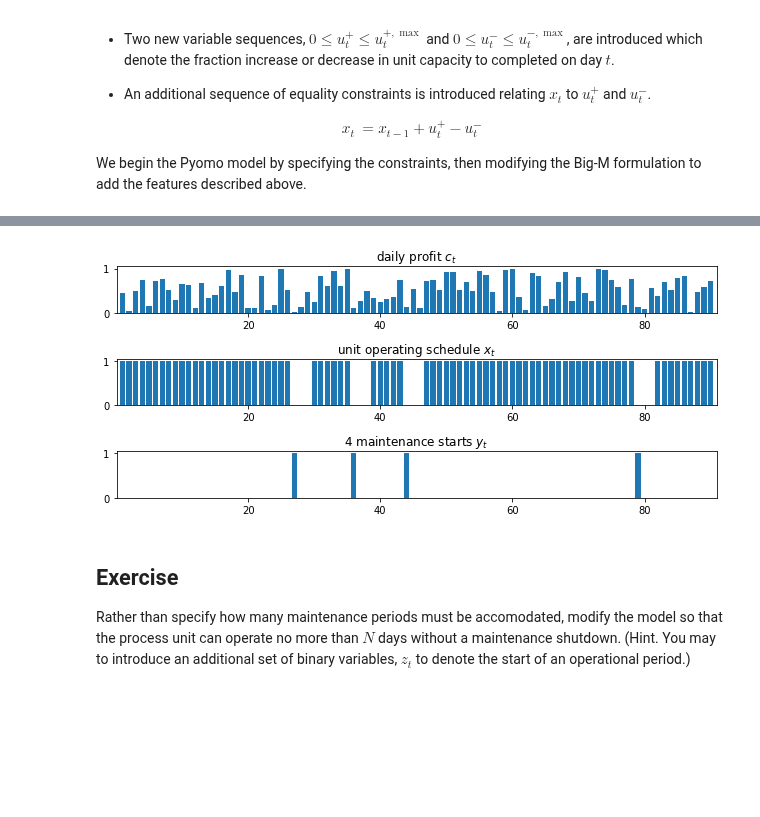
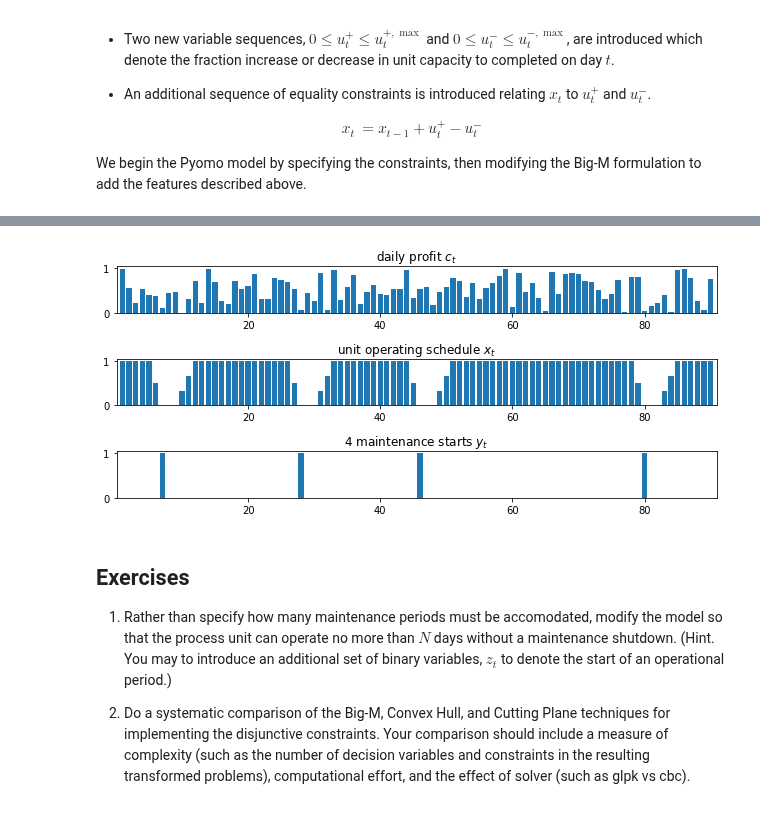
Before and after one commit to jckantor/ND-Pyomo-Cookbook, a Jupyter notebook: notebooks/04.03-Maintenance-Planning.ipynb, the cells around one changed output, grey strips where cells are left out. Drawn from its saved outputs; the diff is of its cells as text; code cells hidden in the pictures; blank space fills up the shorter version.

```diff
--- a/notebooks/04.03-Maintenance-Planning.ipynb
+++ b/notebooks/04.03-Maintenance-Planning.ipynb
@@ -73,3 +86,6 @@ If you are running this in Google Colaboratory, execute the following cell to in
+# %%
+import pyomo.environ as pyo
+solver = pyo.SolverFactory('cbc')
 # %% [markdown]
 ### Parameter Values
 # %%
@@ -246,8 +263,8 @@ def maintenance_planning_ramp(c, T, M, P):
     m = pyo.ConcreteModel()
 
     m.T = pyo.RangeSet(1, T)
-    m.Y = pyo.RangeSet(1, T-M+1)
-    m.S = pyo.RangeSet(0, M-1)
+    m.Y = pyo.RangeSet(1, T - M + 1)
+    m.S = pyo.RangeSet(0, M - 1)
 
     m.c = pyo.Param(m.T, initialize = c)
     m.x = pyo.Var(m.T, bounds=(0, 1))
@@ -269,12 +286,14 @@ def maintenance_planning_ramp(c, T, M, P):
     m.sprd = pyo.Constraint(m.Y, rule = lambda m, t: sum(m.y[t+s] for s in m.S) <= 1)
 
     # disjunctive constraints
-    m.bigm = pyo.Constraint(m.Y, m.S, rule = lambda m, t, s: sum(m.x[t+s] for s in m.S) <= M*(1 - m.y[t]))
+    m.disj = gdp.Disjunction(m.Y, rule = lambda m, t: [m.y[t]==0, sum(m.x[t+s] for s in m.S)==0])
+
+    # transformation and soluton
+    pyo.TransformationFactory('gdp.chull').apply_to(m)
 
     return m
 
-
-m = maintenance_planning_gdp(c, T, M, P)
-pyo.SolverFactory('cbc').solve(m)
+m = maintenance_planning_ramp(c, T, M, P)
+solver.solve(m)
 plot_schedule(m)
 # %% [output]
@@ -288,48 +325,55 @@ import pyomo.environ as pyo
 import pyomo.gdp as gdp
 import matplotlib.pyplot as plt
 
-def maintenance_planning_ramp(c, T, M, P):
+def maintenance_planning_ramp_operational(c, T, M, P, N):
     m = pyo.ConcreteModel()
 
     m.T = pyo.RangeSet(1, T)
-    m.Y = pyo.RangeSet(1, T-M+1)
-    m.S = pyo.RangeSet(0, M-1)
-    m.W = pyo.RangeSet(0, M+N-1)
+    m.Y = pyo.RangeSet(1, T - M + 1)
+    m.S = pyo.RangeSet(0, M - 1)
+    m.W = pyo.RangeSet(0, M + N - 1)
 
     m.c = pyo.Param(m.T, initialize = c)
     m.x = pyo.Var(m.T, bounds=(0, 1))
     m.y = pyo.Var(m.T, domain=pyo.Binary)
     m.upos = pyo.Var(m.T, bounds=(0, upos_max))
     m.uneg = pyo.Var(m.T, bounds=(0, uneg_max))
 
     # objective
     m.profit = pyo.Objective(expr = sum(m.c[t]*m.x[t] for t in m.T), sense=pyo.maximize)
 
     # ramp constraint
     m.ramp = pyo.Constraint(m.T, rule = lambda m, t:
          m.x[t] == m.x[t-1] + m.upos[t] - m.uneg[t] if t > 1 else pyo.Constraint.Skip)
 
     # required number P of maintenance starts
     m.sumy = pyo.Constraint(expr = sum(m.y[t] for t in m.Y) == P)
 
     # no more than one maintenance start in the period of length M
-    m.sprd = pyo.Constraint(m.T, rule = lambda m, t: sum(m.y[t+s] for s in m.W and t + s <= T) <= 1)
+    m.sprd = pyo.Constraint(m.Y, rule = lambda m, t: sum(m.y[t+s] for s in m.W if t + s <= T) <= 1)
 
-    # disjunctive constraints
-    m.bigm = pyo.Constraint(m.Y, m.S, rule = lambda m, t, s: sum(m.x[t+s] for s in m.S) <= M*(1 - m.y[t]))
+    # Choose one or the other the following methods. Comment out the method not used.
+
+    # disjunctive constraints, big-M method.
+    m.bigm = pyo.Constraint(m.Y, rule = lambda m, t: sum(m.x[t+s] for s in m.S) <= (M+N)*(1 - m.y[t]))
+
+    # disjunctive constraints, GDP programming method
+    #m.disj = gdp.Disjunction(m.Y, rule = lambda m, t: [m.y[t]==0, sum(m.x[t+s] for s in m.W if t + s <= T)==0])
+    #pyo.TransformationFactory('gdp.chull').apply_to(m)
 
     return m
 
-
-m = maintenance_planning_gdp(c, T, M, P)
-pyo.SolverFactory('cbc').solve(m)
+m = maintenance_planning_ramp_operational(c, T, M, P, N)
+solver.solve(m)
 plot_schedule(m)
 # %% [output]
-[figure, old version]
+[figure, new version]
 # %% [markdown]
-## Exercise
+## Exercises
 
-Rather than specify how many maintenance periods must be accomodated, modify the model so that the process unit can operate no more than $N$ days without a maintenance shutdown.  (Hint. You may to introduce an additional set of binary variables, $z_t$ to denote the start of an operational period.)
+1. Rather than specify how many maintenance periods must be accomodated, modify the model so that the process unit can operate no more than $N$ days without a maintenance shutdown.  (Hint. You may to introduce an additional set of binary variables, $z_t$ to denote the start of an operational period.)
+
+2. Do a systematic comparison of the Big-M, Convex Hull, and Cutting Plane techniques for implementing the disjunctive constraints. Your comparison should include a measure of complexity (such as the number of decision variables and constraints in the resulting transformed problems), computational effort, and the effect of solver (such as glpk vs cbc).
 # %% [markdown]
 <!--NAVIGATION-->
 < [Job Shop Scheduling](http://nbviewer.jupyter.org/github/jckantor/ND-Pyomo-Cookbook/blob/master/notebooks/04.02-Job-Shop-Scheduling.ipynb) | [Contents](toc.ipynb) | [Scheduling Multipurpose Batch Processes using State-Task Networks](http://nbviewer.jupyter.org/github/jckantor/ND-Pyomo-Cookbook/blob/master/notebooks/04.04-Scheduling-Multipurpose-Batch-Processes-using-State-Task_Networks.ipynb) ><p><a href="https://colab.research.google.com/github/jckantor/ND-Pyomo-Cookbook/blob/master/notebooks/04.03-Maintenance-Planning.ipynb"><img align="left" src="https://colab.research.google.com/assets/colab-badge.svg" alt="Open in Colab" title="Open in Google Colaboratory"></a>
```
Also changed, not shown: parts of 18 cells of this notebook.
